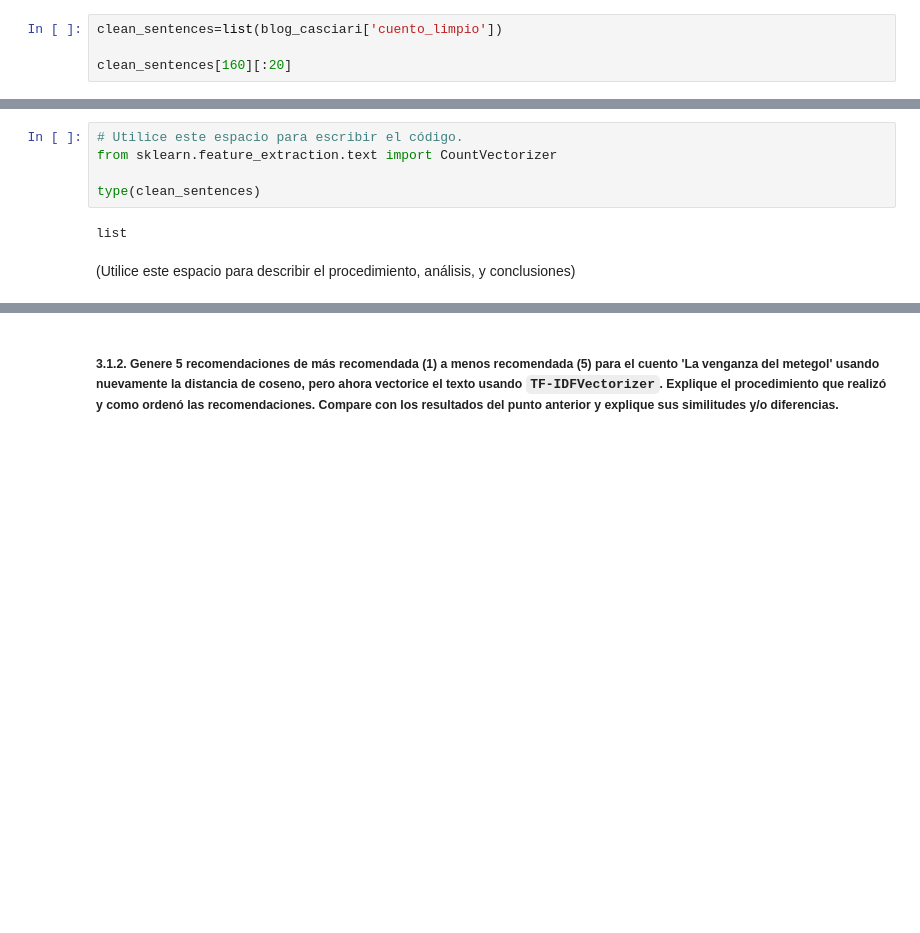
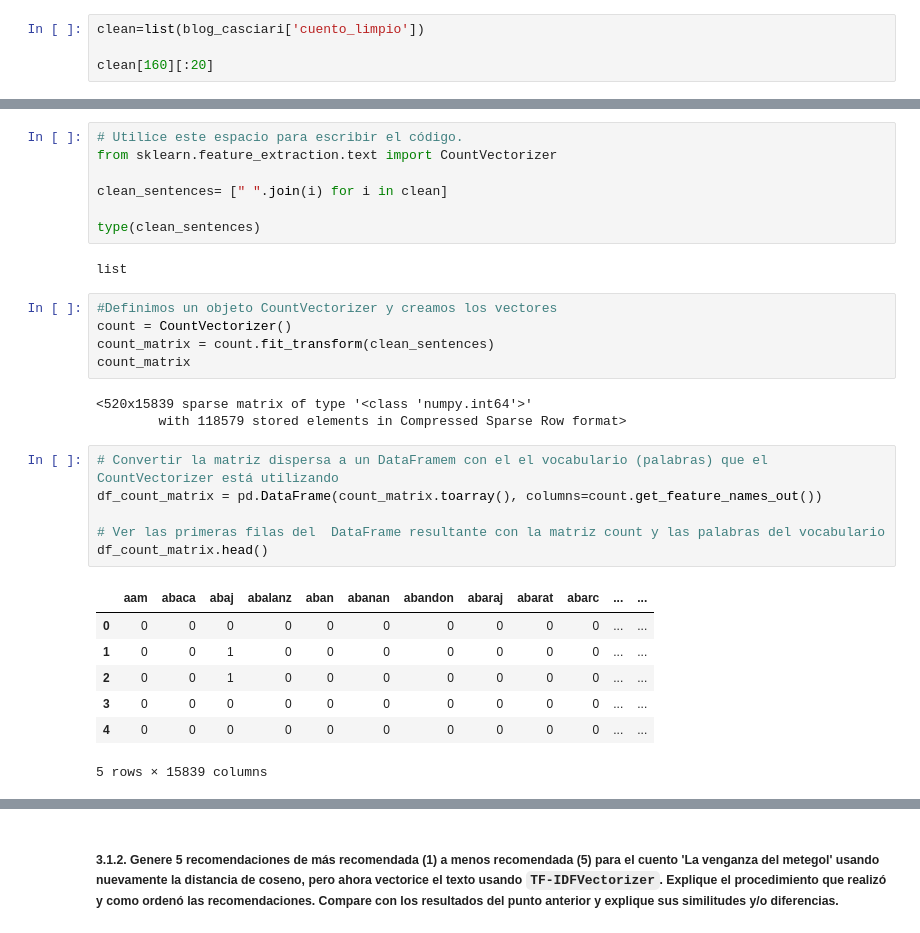
Before and after one commit to juankquintana/aprendizaje-no-supervisado, a Jupyter notebook: Semana 6/taller/JCQ S6_LC1_Taller_LDA.ipynb, the cells around one changed output, grey strips where cells are left out. Saved outputs shown, nothing was run; the diff lists cells and outputs as text; blank space fills up the shorter version.

```diff
--- a/Semana 6/taller/JCQ S6_LC1_Taller_LDA.ipynb
+++ b/Semana 6/taller/JCQ S6_LC1_Taller_LDA.ipynb
@@ -142,9 +142,9 @@ Name: cuento, dtype: object
 Venganza del metegol limpiado:  160    [mes, invit, present, air, futbol, charl, dire...
 Name: cuento_limpio, dtype: object
 # %%
-clean_sentences=list(blog_casciari['cuento_limpio'])
+clean=list(blog_casciari['cuento_limpio'])
 
-clean_sentences[160][:20]
+clean[160][:20]
 # %% [output]
 ['mes',
  'invit',
@@ -192,8 +192,30 @@ En esta sección nos interesa generar recomendaciones de cuentos en el blog a un
 # Utilice este espacio para escribir el código.
 from sklearn.feature_extraction.text import CountVectorizer
 
+clean_sentences= [" ".join(i) for i in clean]
+
 type(clean_sentences)
 # %% [output]
 list
-# %% [markdown]
-(Utilice este espacio para describir el procedimiento, análisis, y conclusiones)
+# %%
+#Definimos un objeto CountVectorizer y creamos los vectores
+count = CountVectorizer()
+count_matrix = count.fit_transform(clean_sentences)
+count_matrix
+# %% [output]
+<520x15839 sparse matrix of type '<class 'numpy.int64'>'
+        with 118579 stored elements in Compressed Sparse Row format>
+# %%
+# Convertir la matriz dispersa a un DataFramem con el el vocabulario (palabras) que el CountVectorizer está utilizando
+df_count_matrix = pd.DataFrame(count_matrix.toarray(), columns=count.get_feature_names_out())
+
+# Ver las primeras filas del  DataFrame resultante con la matriz count y las palabras del vocabulario
+df_count_matrix.head()
+# %% [output]
+|  | aam | abaca | abaj | abalanz | aban | abanan | abandon | abaraj | abarat | abarc | ... | ... |
+| 0 | 0 | 0 | 0 | 0 | 0 | 0 | 0 | 0 | 0 | 0 | ... | ... |
+| 1 | 0 | 0 | 1 | 0 | 0 | 0 | 0 | 0 | 0 | 0 | ... | ... |
+| 2 | 0 | 0 | 1 | 0 | 0 | 0 | 0 | 0 | 0 | 0 | ... | ... |
+| 3 | 0 | 0 | 0 | 0 | 0 | 0 | 0 | 0 | 0 | 0 | ... | ... |
+| 4 | 0 | 0 | 0 | 0 | 0 | 0 | 0 | 0 | 0 | 0 | ... | ... |
+5 rows × 15839 columns
```
Also changed, not shown: parts of 15 cells of this notebook.
